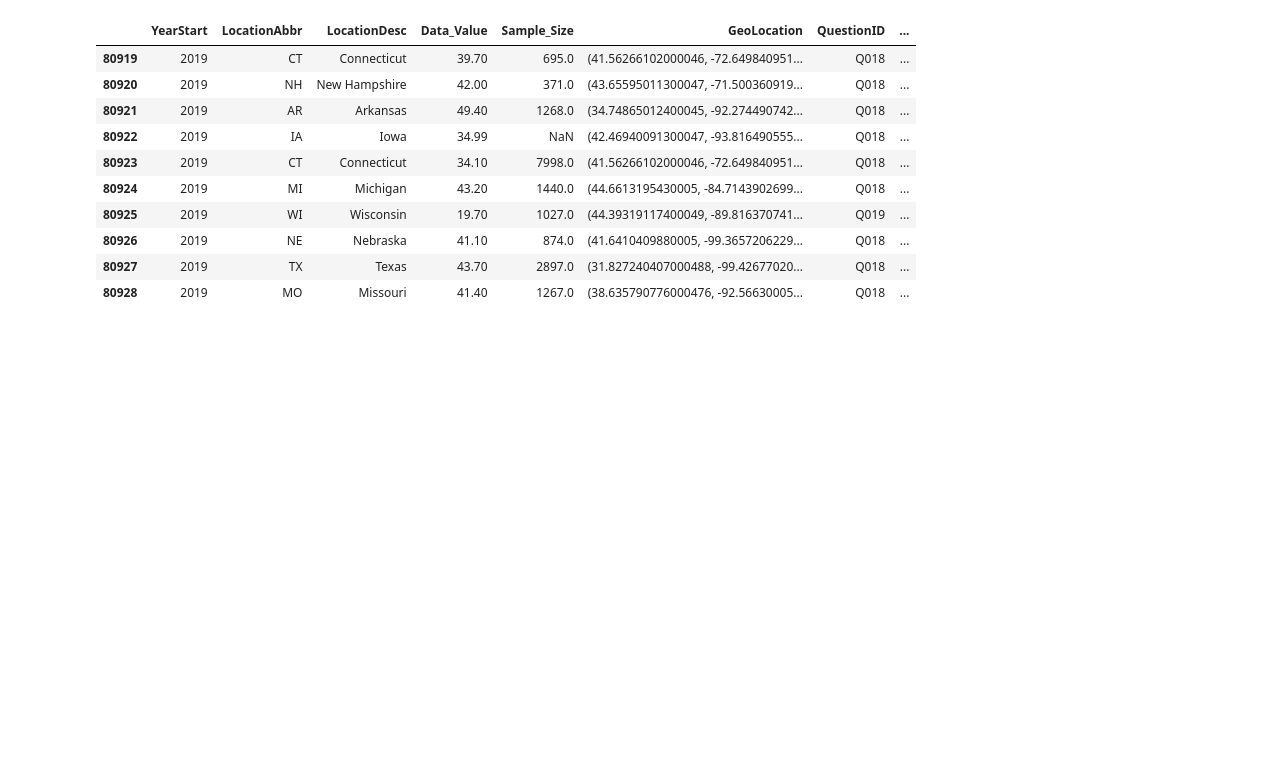
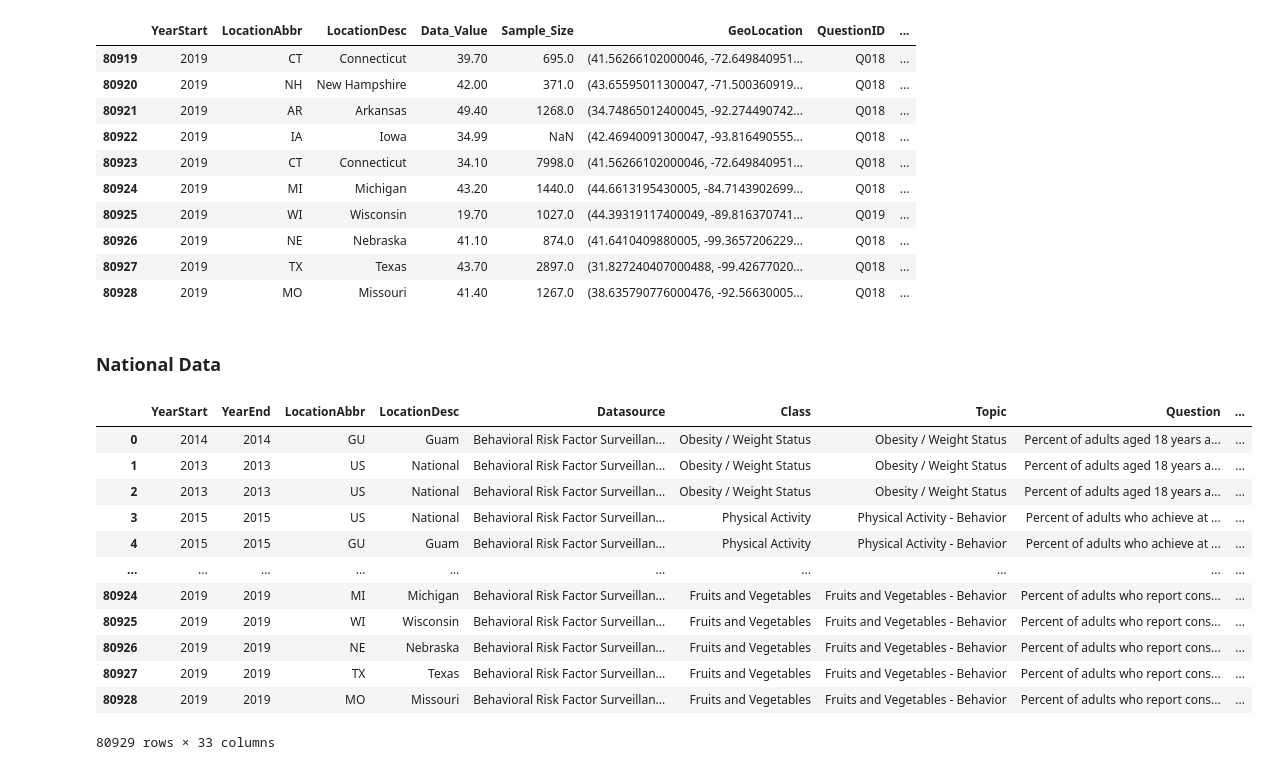
Before and after one commit to sbhewitt/Obesity-Group-Project, a Jupyter notebook: code/cdc-cleaning-sam.ipynb, the cells around one changed output. Drawn from its saved outputs; the diff is of its cells as text; code cells hidden in the pictures; blank space fills up the shorter version.

```diff
--- a/code/cdc-cleaning-sam.ipynb
+++ b/code/cdc-cleaning-sam.ipynb
@@ -504,3 +507,23 @@ df.tail(10)
 | 80928 | 2019 | MO | Missouri | 41.40 | 1267.0 | (38.635790776000476, -92.56630005... | Q018 | ... |
 # %%
 df.to_csv('../data/cleaned_cdc_2020.csv', index = False)
+# %% [markdown]
+### National Data
+# %%
+nat = pd.read_csv('../data/CDC2020.csv')
+nat_df = pd.DataFrame(nat)
+nat_df
+# %% [output]
+|  | YearStart | YearEnd | LocationAbbr | LocationDesc | Datasource | Class | Topic | Question | ... |
+| 0 | 2014 | 2014 | GU | Guam | Behavioral Risk Factor Surveillan... | Obesity / Weight Status | Obesity / Weight Status | Percent of adults aged 18 years a... | ... |
+| 1 | 2013 | 2013 | US | National | Behavioral Risk Factor Surveillan... | Obesity / Weight Status | Obesity / Weight Status | Percent of adults aged 18 years a... | ... |
+| 2 | 2013 | 2013 | US | National | Behavioral Risk Factor Surveillan... | Obesity / Weight Status | Obesity / Weight Status | Percent of adults aged 18 years a... | ... |
+| 3 | 2015 | 2015 | US | National | Behavioral Risk Factor Surveillan... | Physical Activity | Physical Activity - Behavior | Percent of adults who achieve at ... | ... |
+| 4 | 2015 | 2015 | GU | Guam | Behavioral Risk Factor Surveillan... | Physical Activity | Physical Activity - Behavior | Percent of adults who achieve at ... | ... |
+| ... | ... | ... | ... | ... | ... | ... | ... | ... | ... |
+| 80924 | 2019 | 2019 | MI | Michigan | Behavioral Risk Factor Surveillan... | Fruits and Vegetables | Fruits and Vegetables - Behavior | Percent of adults who report cons... | ... |
+| 80925 | 2019 | 2019 | WI | Wisconsin | Behavioral Risk Factor Surveillan... | Fruits and Vegetables | Fruits and Vegetables - Behavior | Percent of adults who report cons... | ... |
+| 80926 | 2019 | 2019 | NE | Nebraska | Behavioral Risk Factor Surveillan... | Fruits and Vegetables | Fruits and Vegetables - Behavior | Percent of adults who report cons... | ... |
+| 80927 | 2019 | 2019 | TX | Texas | Behavioral Risk Factor Surveillan... | Fruits and Vegetables | Fruits and Vegetables - Behavior | Percent of adults who report cons... | ... |
+| 80928 | 2019 | 2019 | MO | Missouri | Behavioral Risk Factor Surveillan... | Fruits and Vegetables | Fruits and Vegetables - Behavior | Percent of adults who report cons... | ... |
+80929 rows × 33 columns
```
Also changed, not shown: parts of 9 cells of this notebook, 25 other files.
